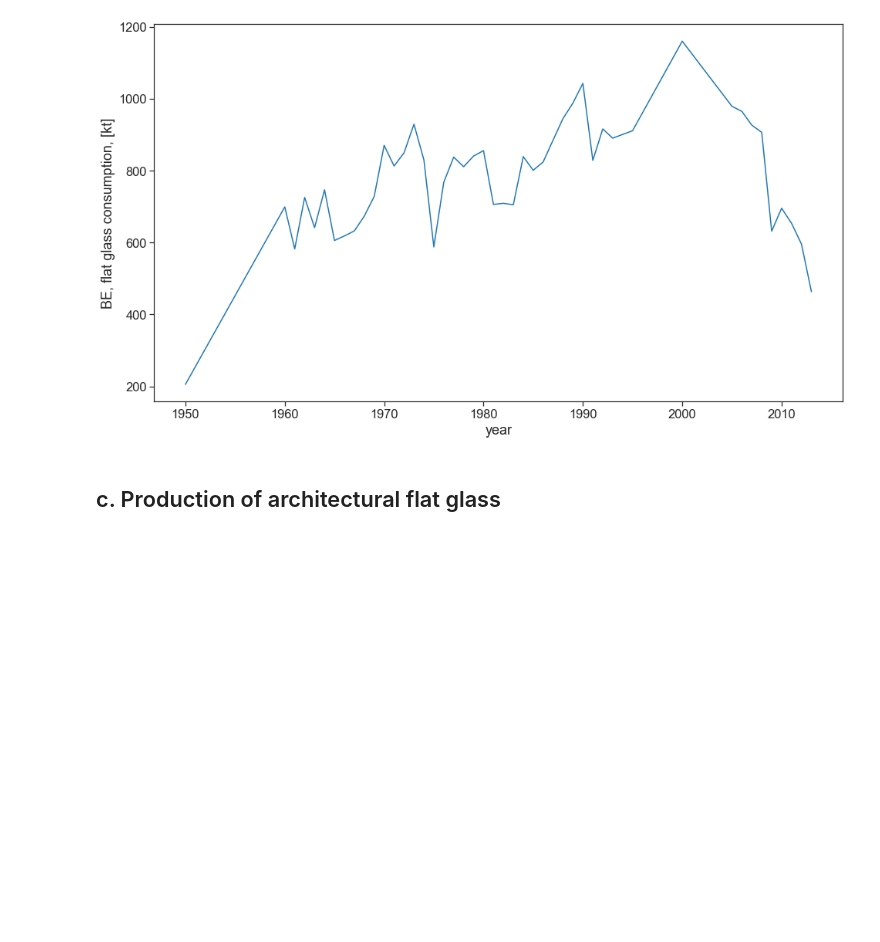
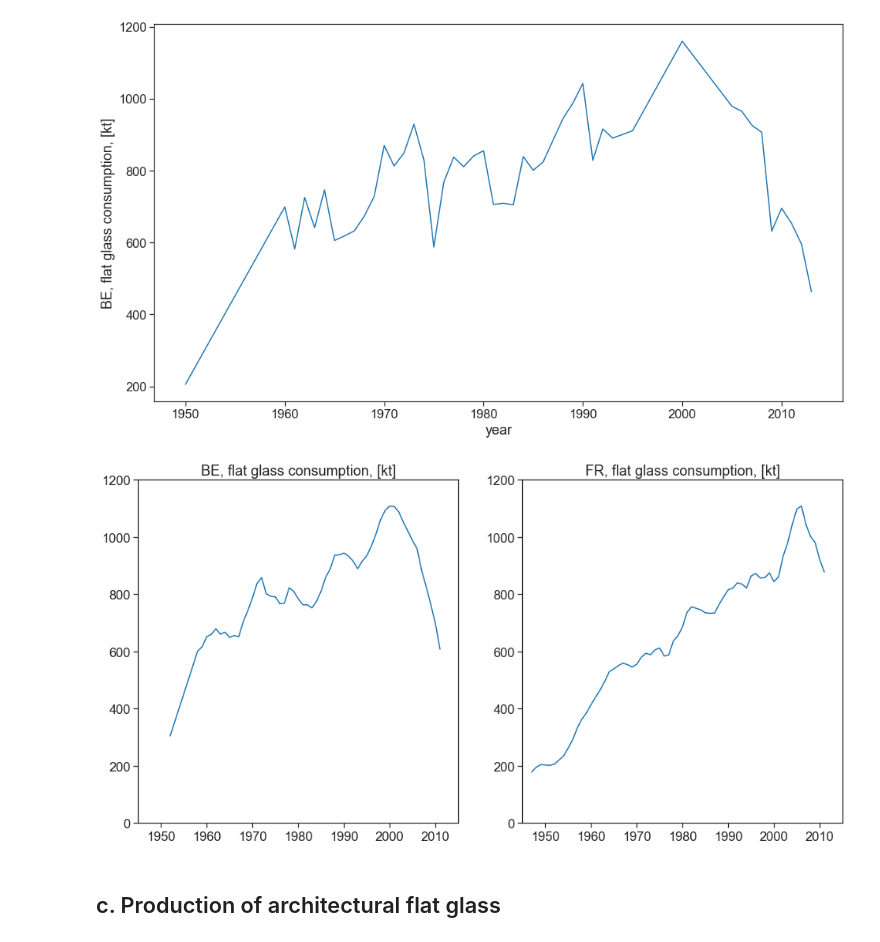
Before and after one commit to JeanSouv/01_MFA_GlassIndustry, a Jupyter notebook: MFA_FlatGlassIndustry.ipynb, the cells around one changed output. Saved outputs shown, nothing was run; the diff lists cells and outputs as text; code cells hidden in the pictures; blank space fills up the shorter version.

```diff
--- a/MFA_FlatGlassIndustry.ipynb
+++ b/MFA_FlatGlassIndustry.ipynb
@@ -252,6 +252,29 @@ sns.lineplot(data=ToPlot, x='year',
 # %% [output]
 <matplotlib.axes._subplots.AxesSubplot at 0x...>
 [figure]
+# %%
+#Linear interpolation for flat glass consumption
+BE_FR_Use_roll = BE_FR_Use.interpolate(method="linear",
+                                       limit_area = 'inside')
+
+#Rolling flat glass production according to a 5-year mean
+win_len = 5
+BE_FR_Use_roll = BE_FR_Use_roll.rolling(win_len,
+                                   center = True).mean()
+
+#Plotting rolled data
+#sns.lineplot(data=BE_FR_Use_roll, palette="Blues")
+
+fig, axes = plt.subplots(nrows=1, ncols=2, figsize=(16, 8))
+
+for i, (ax, col) in enumerate(zip(axes.flatten(), BE_FR_Use_roll.columns)):
+
+    ax.plot(BE_FR_Use_roll.index, BE_FR_Use_roll[col])
+    ax.set_title(col)
+    ax.set_xlim(1945,2015)
+    ax.set_ylim(0,1200)
+# %% [output]
+[figure, added]
 # %% [markdown]
 ## c. Production of architectural flat glass
 # %%
```
Also changed, not shown: parts of 7 cells of this notebook, 1 other file.
